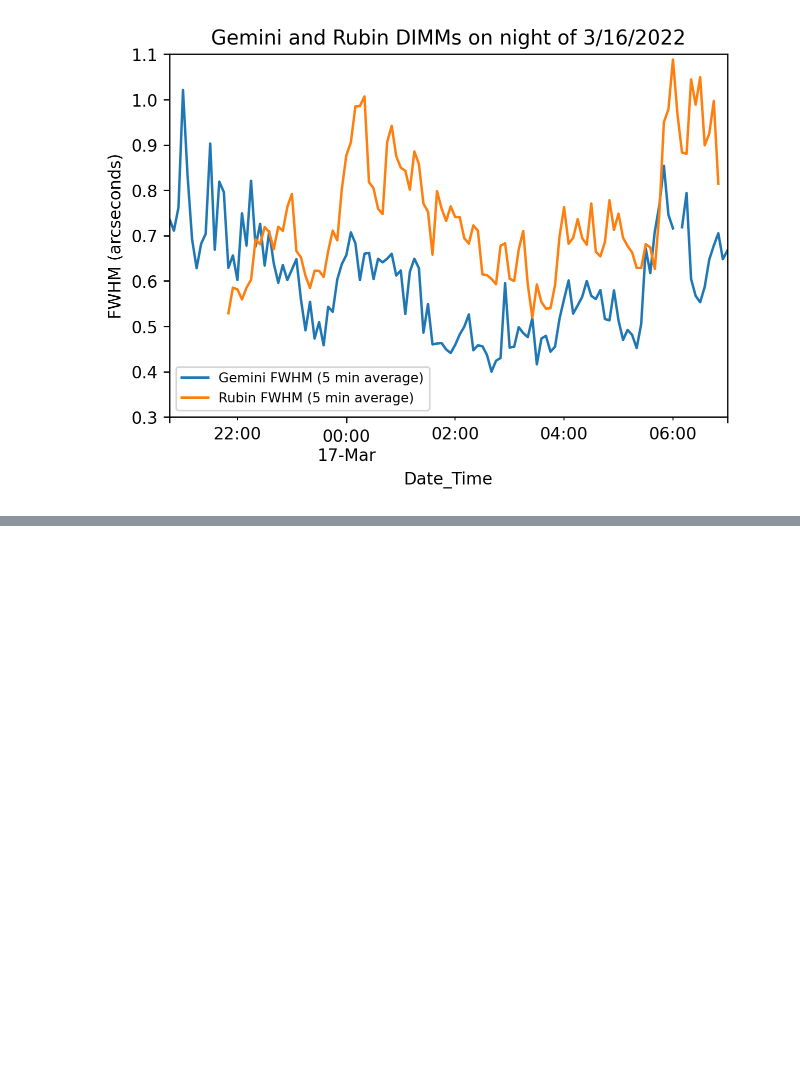
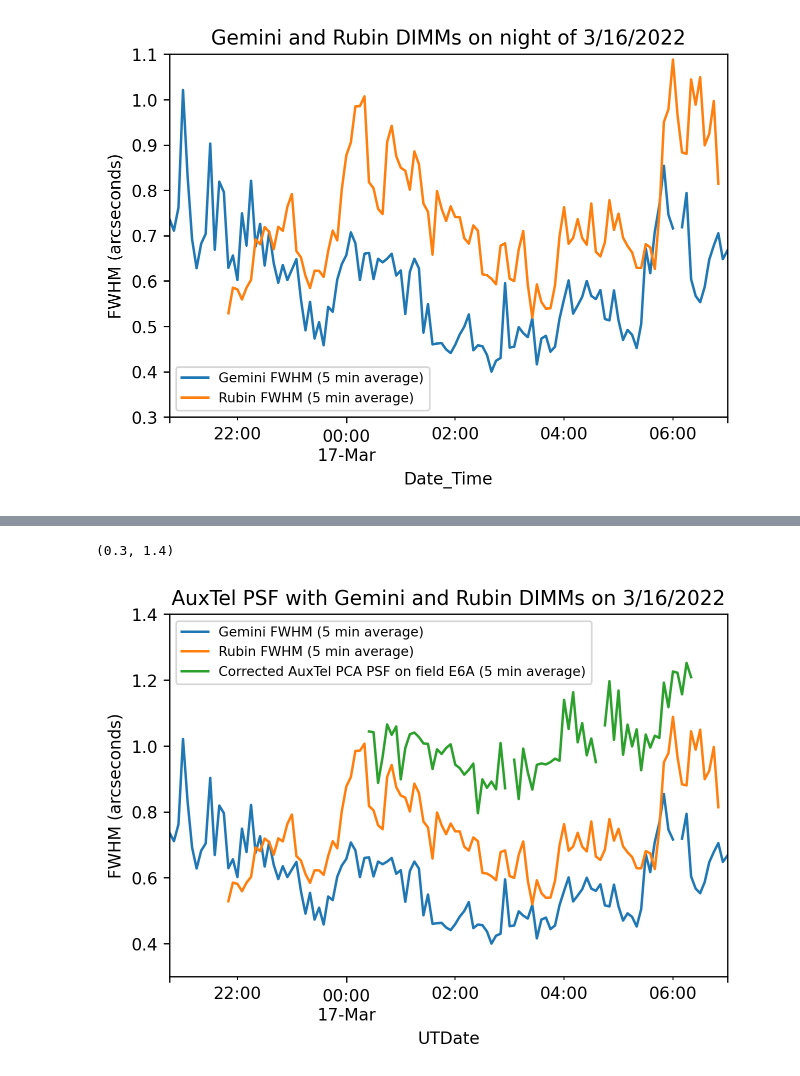
Before and after one commit to cwwalter/summit, a Jupyter notebook: DIMM.ipynb, the cells around one changed output, grey strips where cells are left out. Cells and saved outputs as stored; diff of their text form; code cells hidden in the pictures; blank space fills up the shorter version.

```diff
--- a/DIMM.ipynb
+++ b/DIMM.ipynb
@@ -59,3 +60,10 @@ plt.ylim(0.3, 1.1)
 # %% [output]
 (0.3, 1.1)
 [figure]
+# %%
+auxtel_data = '/scratch/cwwalter/20220316_E6A_LATISS_DeliveredIQ.csv'
+auxtel = pd.read_csv(auxtel_data, parse_dates=['UTDate'], index_col='UTDate')
+
+auxtel.index = auxtel.index.tz_localize('utc')
+auxtel.index = auxtel.index.tz_convert('America/Santiago')
+auxtel_5 = auxtel.resample('5min').mean()
@@ -61,0 +87,13 @@ plt.ylim(0.3, 1.1)
+# %%
+gemini_5.dimmFwhm.plot(label = 'Gemini FWHM (5 min average)')
+dimm_5.fwhm.plot(label = 'Rubin FWHM (5 min average)')
+auxtel_5.measCorrFWHM.plot(label = 'Corrected AuxTel PCA PSF on field E6A (5 min average)')
+
+plt.title(r'AuxTel PSF with Gemini and Rubin DIMMs on 3/16/2022')
+plt.ylabel(r'FWHM (arcseconds)');
+plt.legend(fontsize=8)
+
+plt.ylim(0.3, 1.4)
+# %% [output]
+(0.3, 1.4)
+[figure, added]
```
Also changed, not shown: parts of 2 cells of this notebook.
